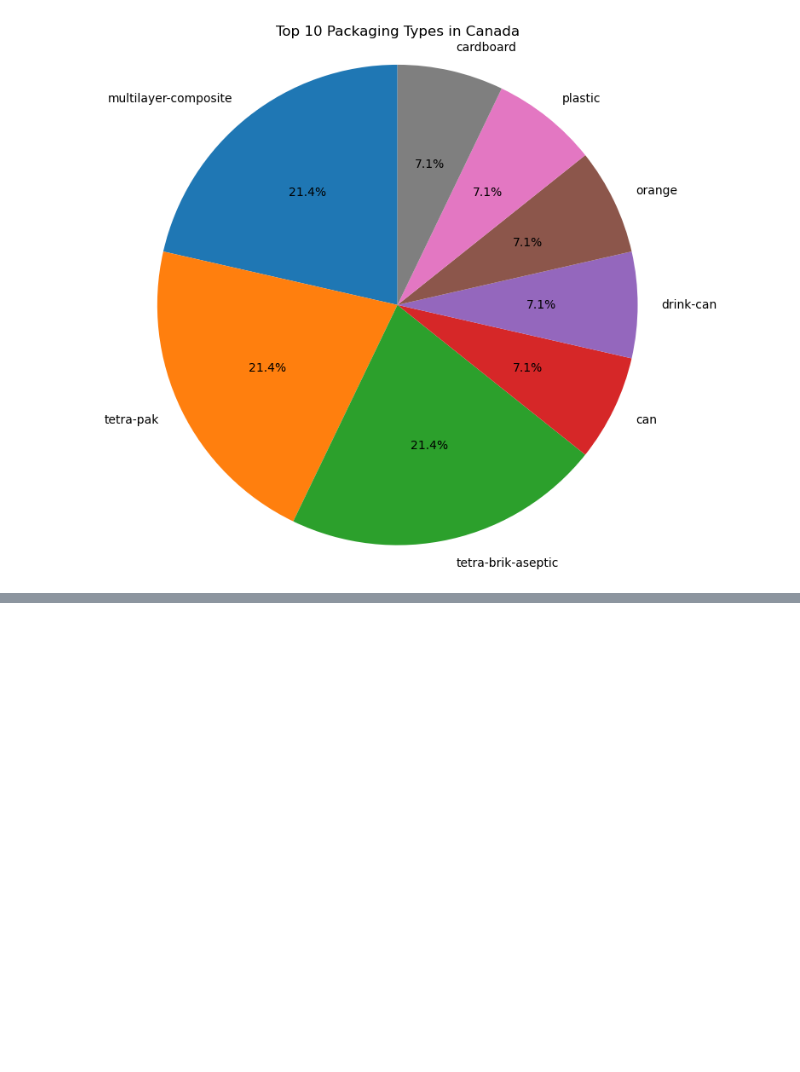
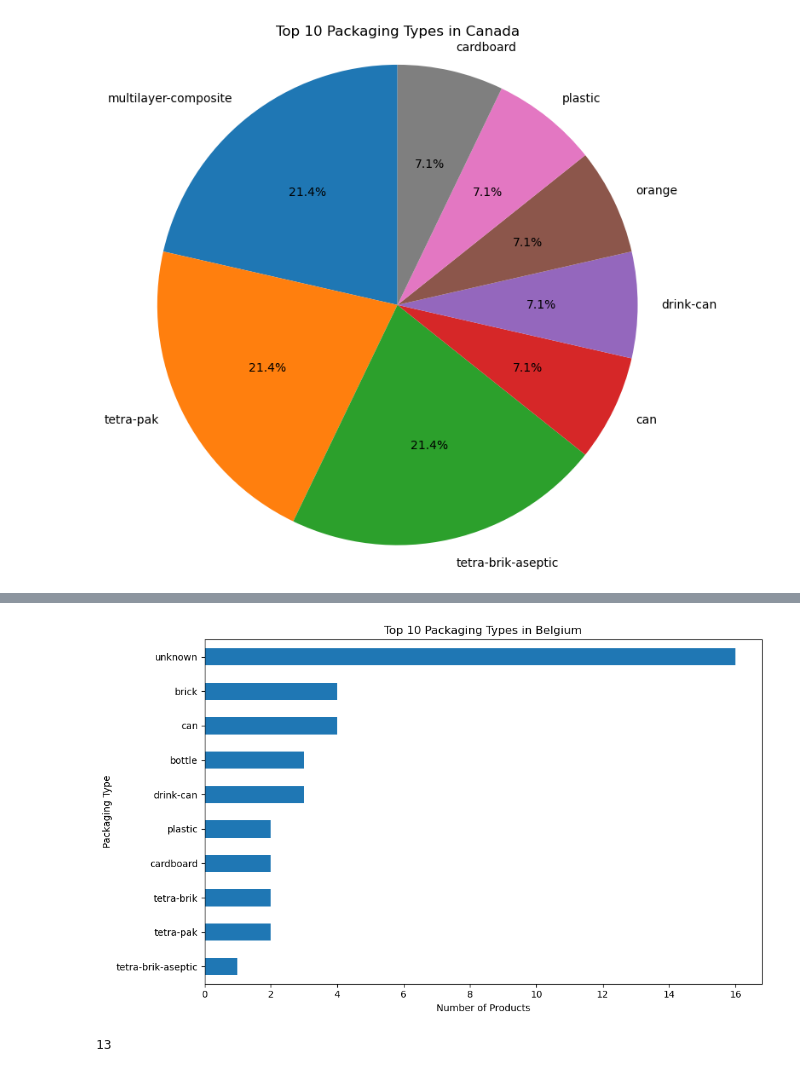
Before and after one commit to Codon-s/cpg-product-intelligence, a Jupyter notebook: notebook.ipynb, the cells around one changed output, grey strips where cells are left out. Cells and saved outputs as stored; diff of their text form; code cells hidden in the pictures; blank space fills up the shorter version.

```diff
--- a/notebook.ipynb
+++ b/notebook.ipynb
@@ -1032,0 +1069,25 @@ plt.show()
+# %%
+belgium_pkg = (
+    belgium['packaging_tags']
+    .dropna()
+    .str.split(',')
+    .explode()
+    .str.strip()
+)
+
+pkg_countc = belgium_pkg.value_counts().head(10)
+
+plt.figure(figsize=(10,6))
+pkg_countc.sort_values().plot(kind='barh')
+
+plt.title('Top 10 Packaging Types in Belgium')
+plt.xlabel('Number of Products')
+plt.ylabel('Packaging Type')
+plt.tight_layout()
+plt.show()
+# %% [output]
+[figure, added]
+# %%
+belgium_pkg.nunique()
+# %% [output]
+13
```
Also changed, not shown: parts of 21 cells of this notebook.
